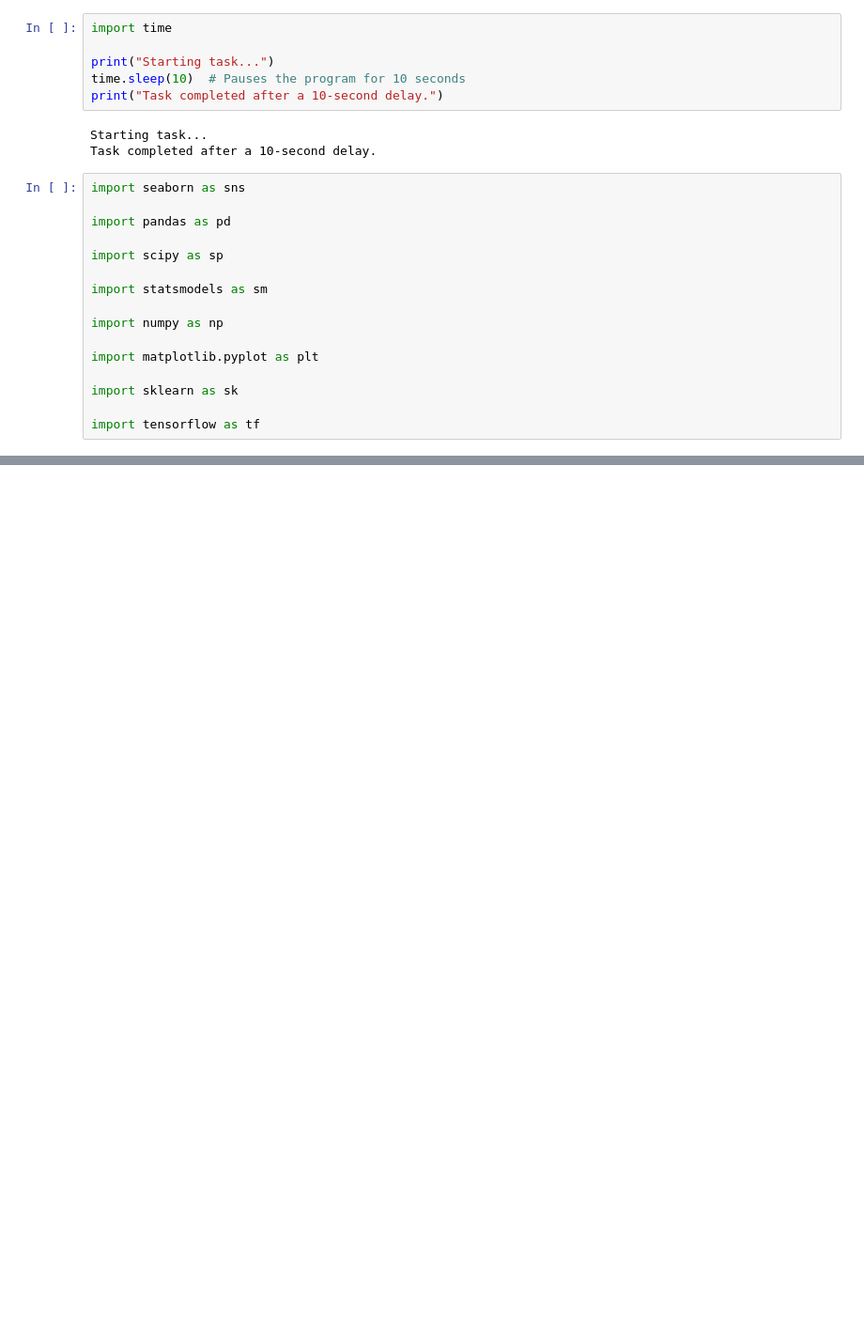
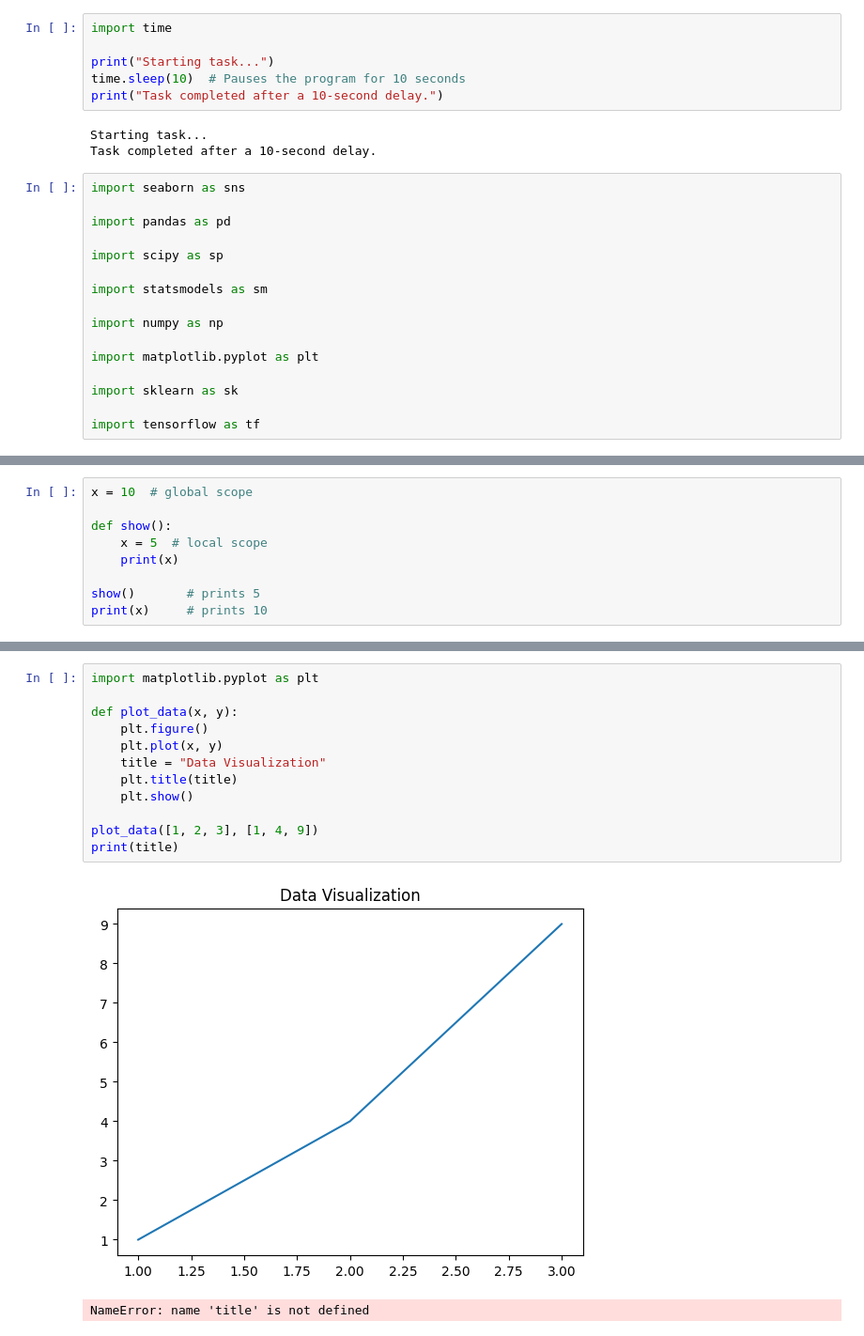
Before and after one commit to Airfirm/datafun-02-automation, a Jupyter notebook: myjupyternote.ipynb, the cells around one changed output, grey strips where cells are left out. Shown at 94% size. Saved outputs shown, nothing was run; the diff lists cells and outputs as text; blank space fills up the shorter version.

```diff
--- a/myjupyternote.ipynb
+++ b/myjupyternote.ipynb
@@ -278,0 +283,9 @@ import tensorflow as tf
+# %%
+x = 10  # global scope
+
+def show():
+    x = 5  # local scope
+    print(x)
+
+show()       # prints 5
+print(x)     # prints 10
@@ -278,0 +305,15 @@ import tensorflow as tf
+# %%
+import matplotlib.pyplot as plt
+
+def plot_data(x, y):
+    plt.figure()
+    plt.plot(x, y)
+    title = "Data Visualization"
+    plt.title(title)
+    plt.show()
+
+plot_data([1, 2, 3], [1, 4, 9])
+print(title)
+# %% [output]
+[figure, added]
+NameError: name 'title' is not defined
```
Also changed, not shown: parts of 4 cells of this notebook.
